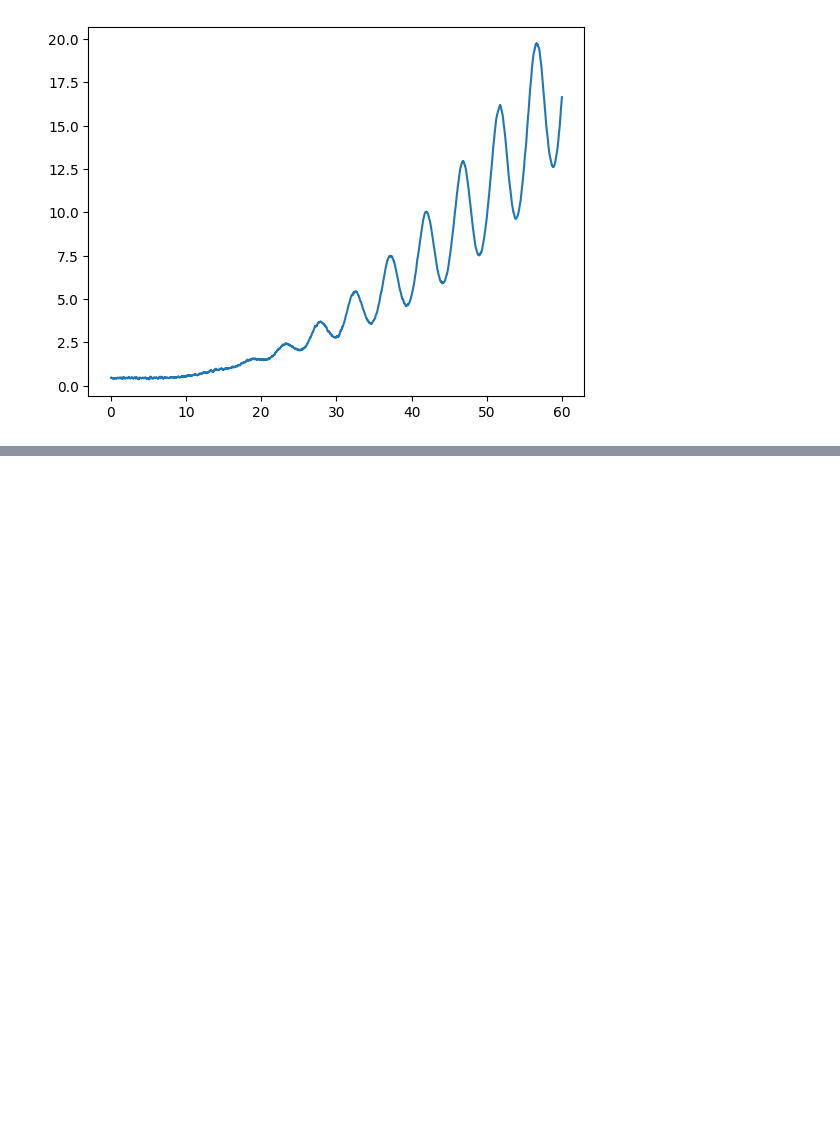
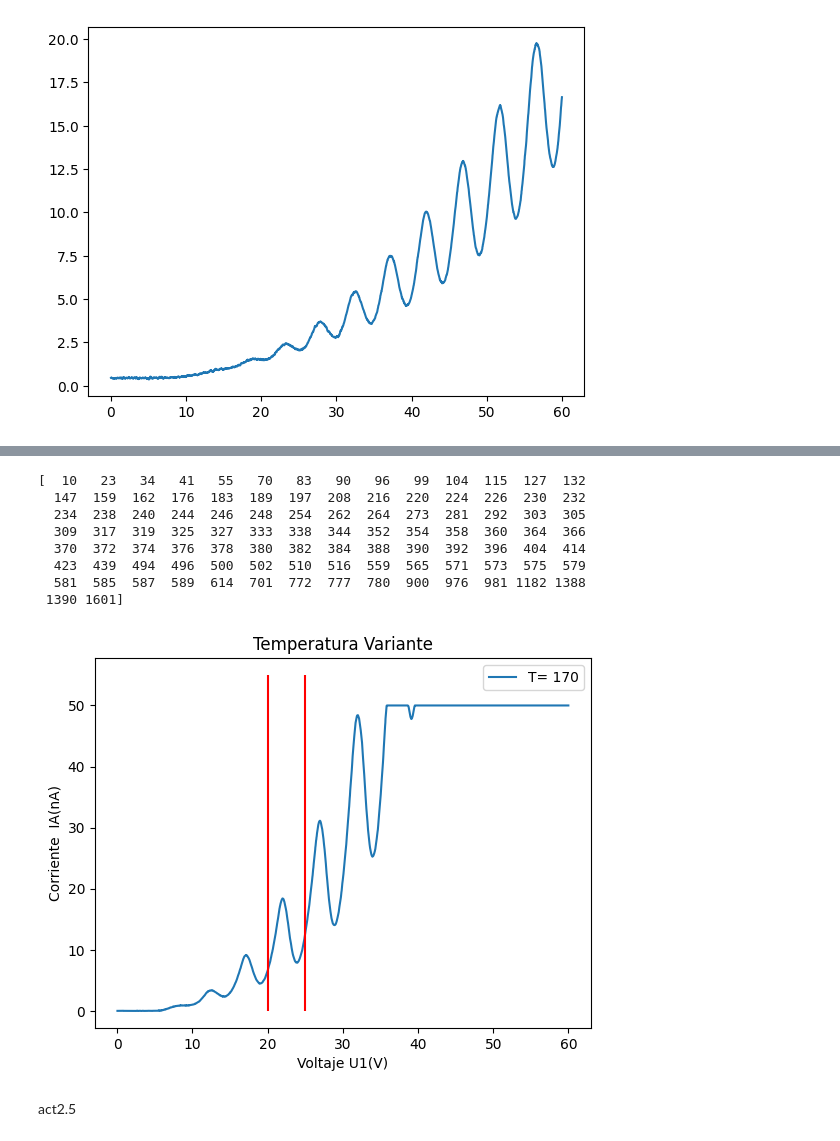
Before and after one commit to LabIntermedio/COD-INTERMEDIO, a Jupyter notebook: Frank-Hertz/Codigo Frank_Hertz.ipynb, the cells around one changed output, grey strips where cells are left out. Saved outputs shown, nothing was run; the diff lists cells and outputs as text; code cells hidden in the pictures; blank space fills up the shorter version.

```diff
--- a/Frank-Hertz/Codigo Frank_Hertz.ipynb
+++ b/Frank-Hertz/Codigo Frank_Hertz.ipynb
@@ -49,0 +120,24 @@ plt.show()
+# %%
+from scipy.signal import find_peaks
+plt.plot(actividades2[1]['Voltage U1'],actividades2[1]['Corriente IA'],label='T= '+labels[1])
+minimos_indices, _ = find_peaks(-actividades2[1]['Corriente IA'])
+print(minimos_indices)
+
+plt.legend()
+plt.title('Temperatura Variante')
+plt.ylabel('Corriente  IA(nA)')
+plt.xlabel('Voltaje U1(V)')
+plt.vlines([20,25],ymin=0,ymax=55,color='r')
+plt.show()
+# %% [output]
+[  10   23   34   41   55   70   83   90   96   99  104  115  127  132
+  147  159  162  176  183  189  197  208  216  220  224  226  230  232
+  234  238  240  244  246  248  254  262  264  273  281  292  303  305
+  309  317  319  325  327  333  338  344  352  354  358  360  364  366
+  370  372  374  376  378  380  382  384  388  390  392  396  404  414
+  423  439  494  496  500  502  510  516  559  565  571  573  575  579
+  581  585  587  589  614  701  772  777  780  900  976  981 1182 1388
+ 1390 1601]
+[figure, added]
+# %% [markdown]
+act2.5
```
Also changed, not shown: parts of 14 cells of this notebook, 26 other files.
